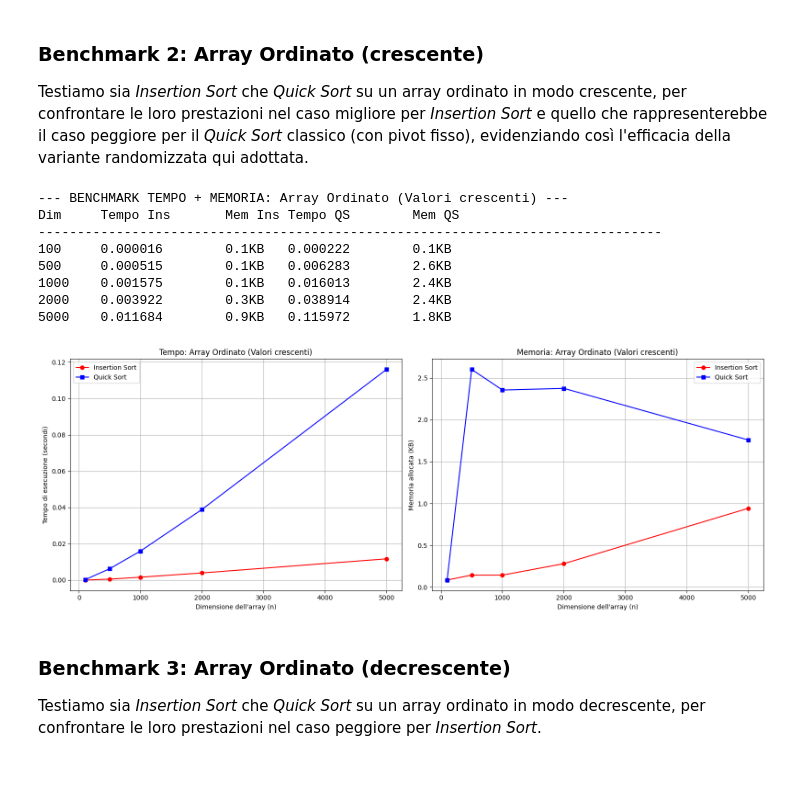
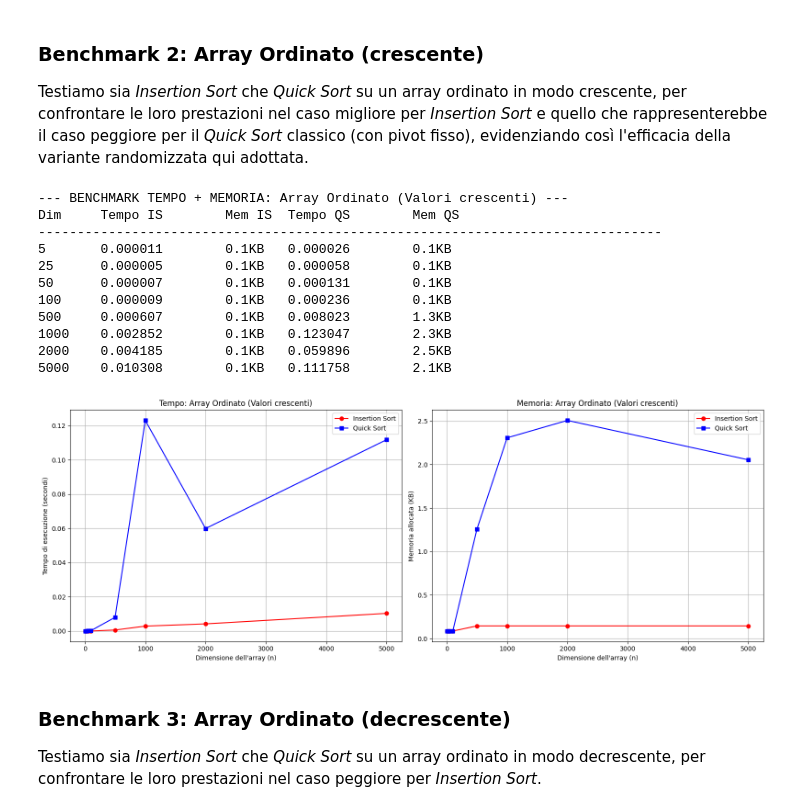
Before and after one commit to petrucciandrea/Laboratorio2_Algoritmi_2026, a Jupyter notebook: Esercizio2_Petrucci.ipynb, the cells around one changed output. Saved outputs shown, nothing was run; the diff lists cells and outputs as text; code cells hidden in the pictures; blank space fills up the shorter version.

Commit message:
added global sizes and small array

```diff
--- a/Esercizio2_Petrucci.ipynb
+++ b/Esercizio2_Petrucci.ipynb
@@ -27,7 +27,10 @@ from typing import Callable
 sys.setrecursionlimit(10000)
 
 # Flag globale per abilitare/disabilitare il benchmark sulla memoria RAM
-ENABLE_MEMORY_BENCHMARK = False
+ENABLE_MEMORY_BENCHMARK = True
+
+# Le dimensioni degli array da testare
+SIZES = [5, 25, 50,100, 500, 1000, 2000, 5000]
 # %% [markdown]
 ## Funzioni di generazione di array
 Di seguito vengono definite delle funzioni di per la generazione di array. Coprono i casi medi, migliori e peggiori, in modo tale da poter testare la robustezza e la velocità di _Insertion Sort_ e _Quick Sort_.
@@ -117,15 +120,15 @@ Misuriamo il tempo di esecuzione di _Insertion Sort_ e _Quick Sort_ su array di
 
 Per evitare la ridondanza del codice (principio DRY) e garantire la coerenza metodologica dell'esperimento, la logica di calcolo dei tempi e di generazione dei grafici è stata astratta all'interno di un'unica funzione.
 # %%
-def run_benchmark(function_name: Callable[[int], list[int]], title: str, memory: bool = False) -> None:
+def run_benchmark(function_name: Callable[[int], list[int]], title: str, sizes: list[int], memory: bool = False) -> None:
     """
     Motore generico per eseguire il benchmark.
     - function_name: il nome della funzione che genera i dati
     - title: il testo da mostrare sopra il grafico
+    - sizes: la lista di dimensioni degli array da testare
     - memory: se True, traccia anche la memoria allocata (più lento)
     """
-    # Le dimensioni degli array da testare
-    sizes = [100, 500, 1000, 2000, 5000]
+
     insertion_times = []
     quick_times = []
     insertion_memory = []
@@ -133,7 +136,7 @@ def run_benchmark(function_name: Callable[[int], list[int]], title: str, memory:
 
     if memory:
         print(f"--- BENCHMARK TEMPO + MEMORIA: {title} ---")
-        print("Dim\tTempo Ins\tMem Ins\tTempo QS\tMem QS")
+        print("Dim\tTempo IS\tMem IS\tTempo QS\tMem QS")
         print("-" * 80)
     else:
         print(f"--- BENCHMARK TEMPO: {title} ---")
@@ -214,6 +217,6 @@ def run_benchmark(function_name: Callable[[int], list[int]], title: str, memory:
 
 Testiamo sia _Insertion Sort_ che _Quick Sort_ su un array con numeri casuali, per confrontare le loro prestazioni.
 # %%
-run_benchmark(generate_random_array, "Array Casuale (Valori sparsi)", ENABLE_MEMORY_BENCHMARK)
+run_benchmark(generate_random_array, "Array Casuale (Valori sparsi)", SIZES, ENABLE_MEMORY_BENCHMARK)
 # %% [output]
 --- BENCHMARK TEMPO + MEMORIA: Array Casuale (Valori sparsi) ---
@@ -229,17 +235,20 @@ Dim     Tempo Ins       Mem Ins Tempo QS        Mem QS
 ### Benchmark 2: Array Ordinato (crescente)
 Testiamo sia _Insertion Sort_ che _Quick Sort_ su un array ordinato in modo crescente, per confrontare le loro prestazioni nel caso migliore per _Insertion Sort_ e quello che rappresenterebbe il caso peggiore per il _Quick Sort_ classico (con pivot fisso), evidenziando così l'efficacia della variante randomizzata qui adottata.
 # %%
-run_benchmark(generate_sorted_array, "Array Ordinato (Valori crescenti)", ENABLE_MEMORY_BENCHMARK)
+run_benchmark(generate_sorted_array, "Array Ordinato (Valori crescenti)", SIZES, ENABLE_MEMORY_BENCHMARK)
 # %% [output]
 --- BENCHMARK TEMPO + MEMORIA: Array Ordinato (Valori crescenti) ---
-Dim     Tempo Ins       Mem Ins Tempo QS        Mem QS
+Dim     Tempo IS        Mem IS  Tempo QS        Mem QS
 --------------------------------------------------------------------------------
-100     0.000016        0.1KB   0.000222        0.1KB
-500     0.000515        0.1KB   0.006283        2.6KB
-1000    0.001575        0.1KB   0.016013        2.4KB
-2000    0.003922        0.3KB   0.038914        2.4KB
-5000    0.011684        0.9KB   0.115972        1.8KB
+5       0.000011        0.1KB   0.000026        0.1KB
+25      0.000005        0.1KB   0.000058        0.1KB
+50      0.000007        0.1KB   0.000131        0.1KB
+100     0.000009        0.1KB   0.000236        0.1KB
+500     0.000607        0.1KB   0.008023        1.3KB
+1000    0.002852        0.1KB   0.123047        2.3KB
+2000    0.004185        0.1KB   0.059896        2.5KB
+5000    0.010308        0.1KB   0.111758        2.1KB
-[figure, old version]
+[figure, new version]
 # %% [markdown]
 ### Benchmark 3: Array Ordinato (decrescente)
 Testiamo sia _Insertion Sort_ che _Quick Sort_ su un array ordinato in modo decrescente, per confrontare le loro prestazioni nel caso peggiore per _Insertion Sort_.
```
Also changed, not shown: parts of 5 cells of this notebook.
